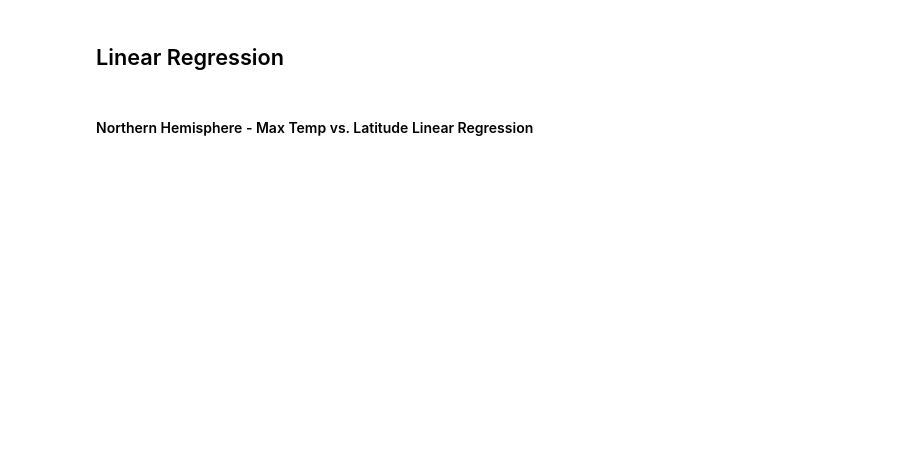
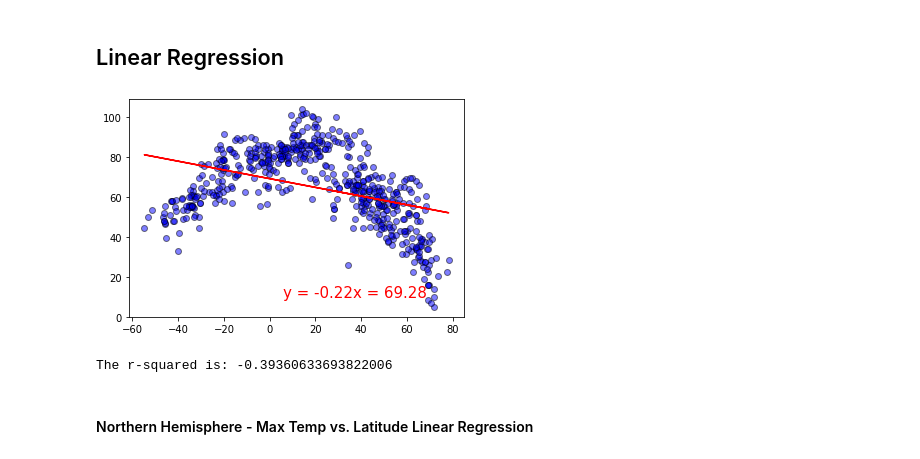
Before and after one commit to Bcliffwm/python-api-challenge, a Jupyter notebook: starter_code/WeatherPy.ipynb, the cells around one changed output. Saved outputs shown, nothing was run; the diff lists cells and outputs as text; code cells hidden in the pictures; blank space fills up the shorter version.

Commit message:
Starting linear regression; create chart

```diff
--- a/starter_code/WeatherPy.ipynb
+++ b/starter_code/WeatherPy.ipynb
@@ -227,3 +177,22 @@ plt.show()
+# %%
+# OPTIONAL: Create a function to create Linear Regression plots
+#plotting regression framing using max temp and latitude
+tempx_values = latitude
+tempy_values = temperature
+
+
+#creating regression line using max temp and latitude
+(slope, intercept, rvalue, pvalue, stderr) = linregress(tempx_values, tempy_values)
+tempregress_values = tempx_values*slope + intercept
+templine_eq = "y = " + str(round(slope,2)) + "x = " + str(round(intercept, 2))
+plt.scatter(tempx_values, tempy_values, facecolor = "blue", edgecolor="black", alpha=.5)
+plt.plot(tempx_values, tempregress_values, "r-")
+plt.annotate(templine_eq,(6,10), fontsize=15, color = "red")
+plt.show()
+print(f"The r-squared is: {rvalue}")
+# %% [output]
+[figure, added]
+The r-squared is: -0.39360633693822006
 # %%
 # Create Northern and Southern Hemisphere DataFrames
 # %% [markdown]
```
Also changed, not shown: parts of 20 cells of this notebook.
